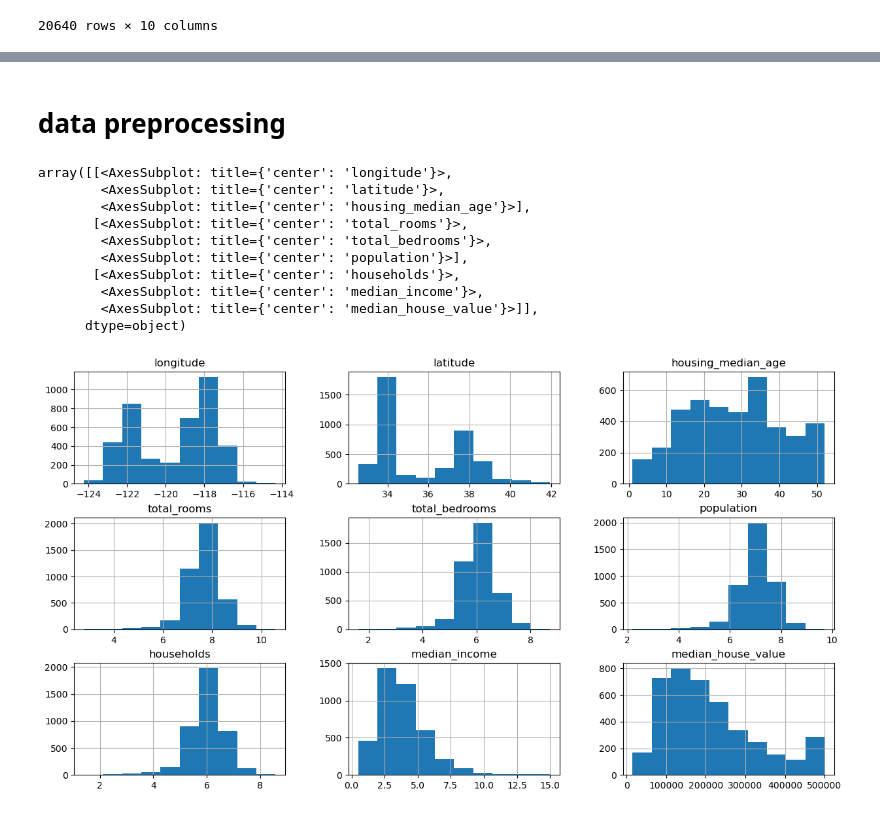
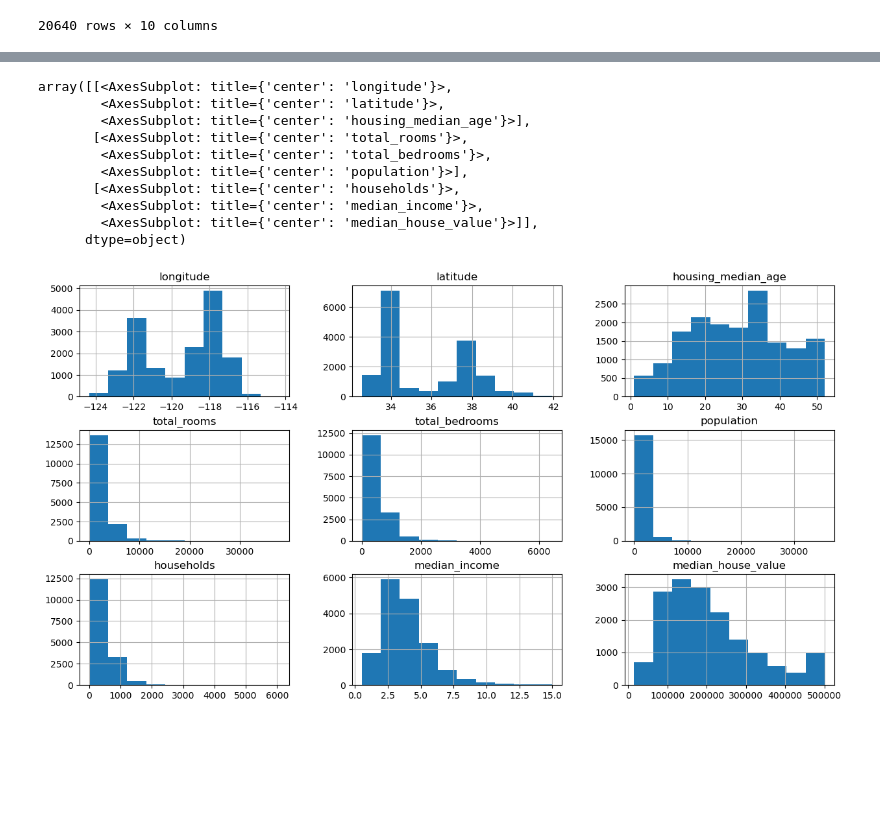
Before and after one commit to Griffoo91/House_Price_Prediction2, a Jupyter notebook: main.ipynb, the cells around one changed output, grey strips where cells are left out. Cells and saved outputs as stored; diff of their text form; code cells hidden in the pictures; blank space fills up the shorter version.

```diff
--- a/main.ipynb
+++ b/main.ipynb
@@ -53,4 +48,5 @@ from sklearn.model_selection import train_test_split
 
 X = data.drop(["median_house_value"], axis=1)
 y = data["median_house_value"]
-y
+
+X_train, X_test, y_train, y_test = train_test_split(X, y, test_size = 0.2)
@@ -70,2 +52,0 @@ Name: median_house_value, Length: 20433, dtype: float64
-# %%
-X_test, X_train, y_train, y_test = train_test_split(X, y, test_size=0.2)
@@ -84,2 +52,0 @@ sns.heatmap(train_data.corr(), annot=True, cmap="YlGnBu")
-# %% [markdown]
-# data preprocessing
@@ -91,14 +53,16 @@ train_data["households"] = np.log(train_data["households"] + 1)
 # %%
-train_data.hist(figsize=(15, 8))
+data_train = X_train.join(y_train)
+
+data_train.hist(figsize=(15, 8))
 # %% [output]
 array([[<AxesSubplot: title={'center': 'longitude'}>,
         <AxesSubplot: title={'center': 'latitude'}>,
         <AxesSubplot: title={'center': 'housing_median_age'}>],
        [<AxesSubplot: title={'center': 'total_rooms'}>,
         <AxesSubplot: title={'center': 'total_bedrooms'}>,
         <AxesSubplot: title={'center': 'population'}>],
        [<AxesSubplot: title={'center': 'households'}>,
         <AxesSubplot: title={'center': 'median_income'}>,
         <AxesSubplot: title={'center': 'median_house_value'}>]],
       dtype=object)
-[figure, old version]
+[figure, new version]
```
Also changed, not shown: parts of 22 cells of this notebook, 1 other file.
